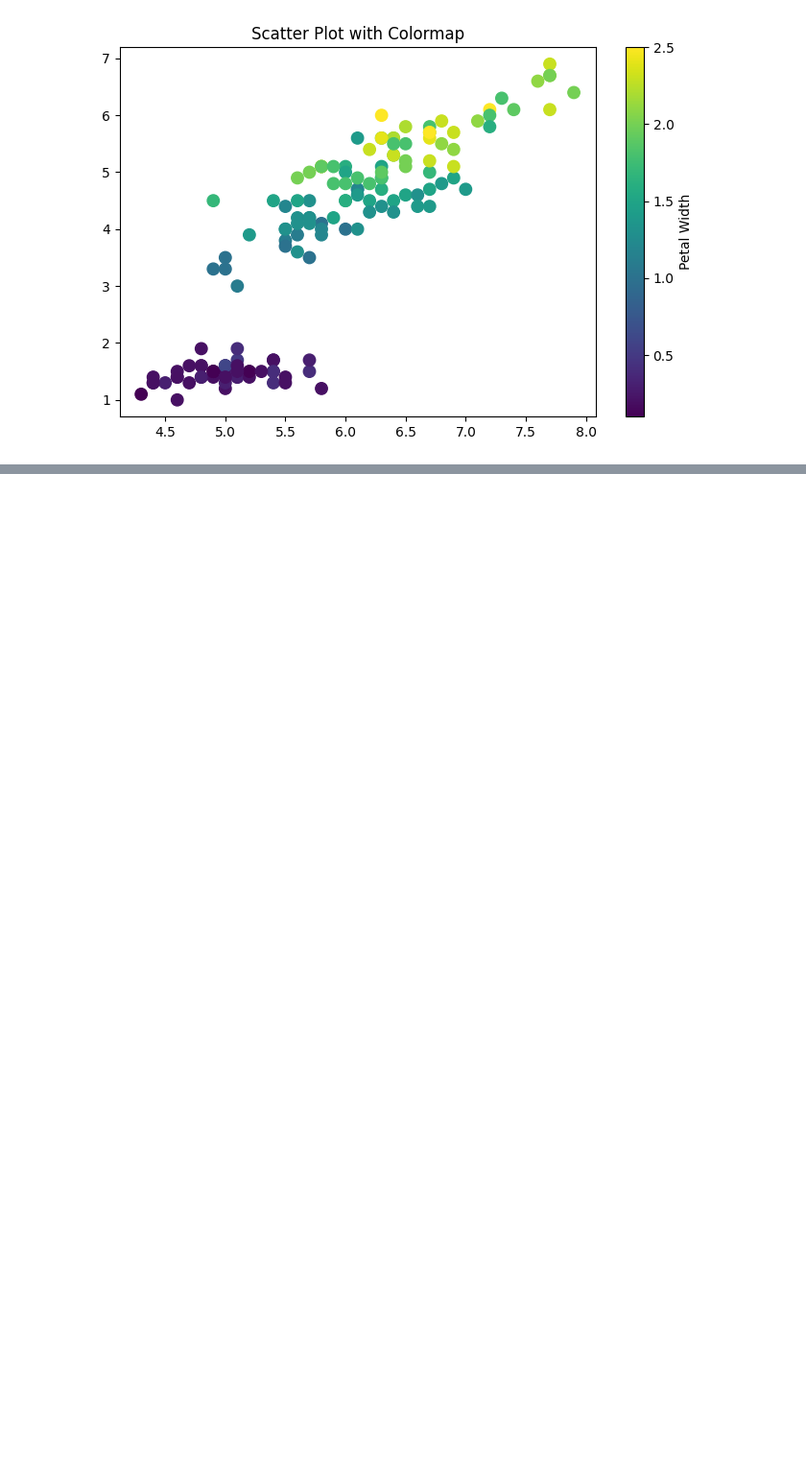
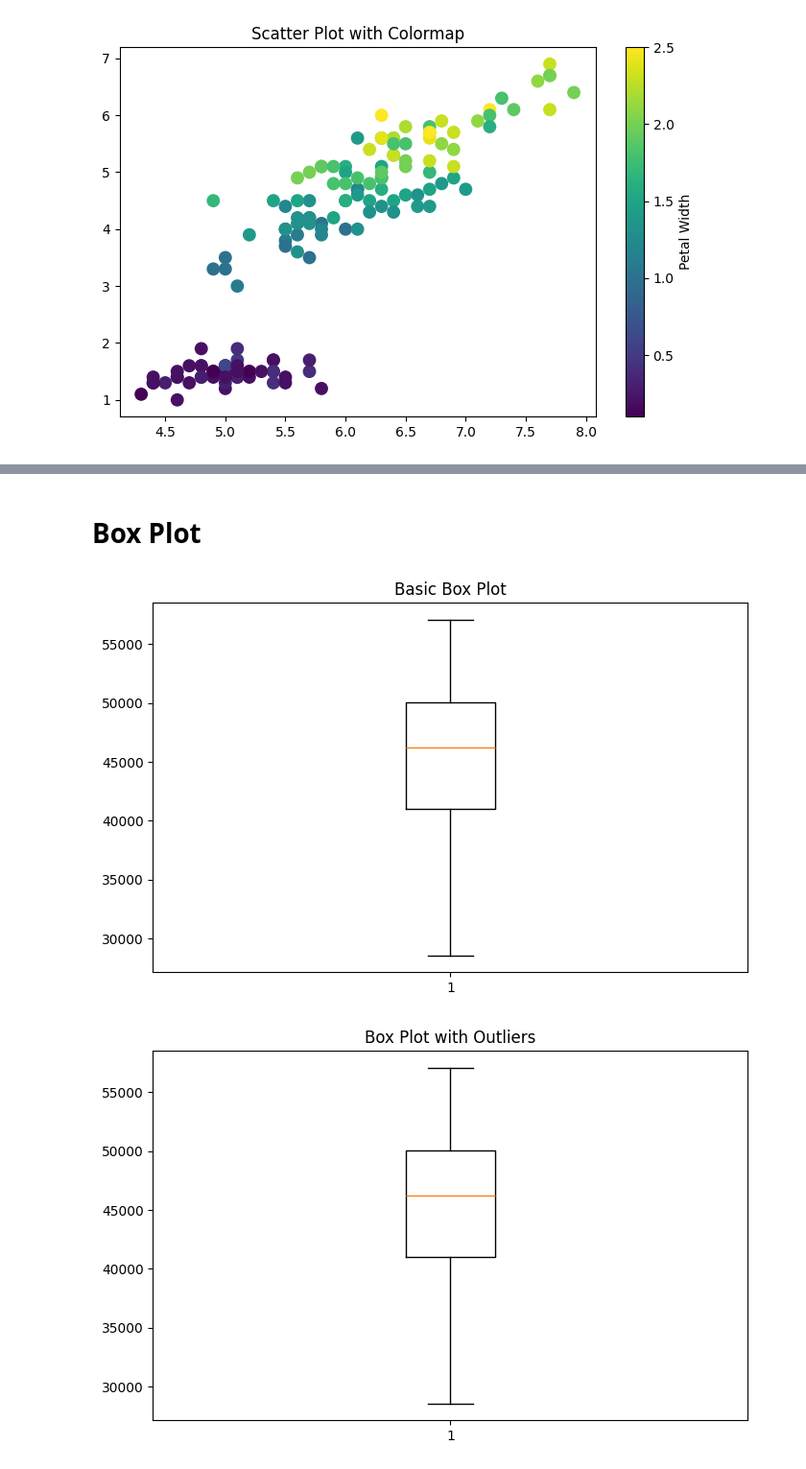
Before and after one commit to Aniketyadav29/Data-Science-Tutorial, a Jupyter notebook: matplotlib.ipynb, the cells around one changed output, grey strips where cells are left out. Shown at 96% size. Saved outputs shown, nothing was run; the diff lists cells and outputs as text; code cells hidden in the pictures; blank space fills up the shorter version.

```diff
--- a/matplotlib.ipynb
+++ b/matplotlib.ipynb
@@ -456,0 +597,71 @@ plt.show()
+# %% [markdown]
+# **Box Plot**
+# %%
+import pandas as pd
+import matplotlib.pyplot as plt
+
+# Load Dataset
+df = pd.read_csv("/content/employee_salary.csv")
+
+# =====================================================
+# 1. Basic boxplot() # boxplot() is a Matplotlib function used to create a box plot.
+# =====================================================
+
+plt.figure(figsize=(8,5))
+
+plt.boxplot(df["income"])
+
+plt.title("Basic Box Plot")
+
+plt.show()
+
+# =====================================================
+# 2. Outliers # An Outlier is a value that is much larger or much smaller than the other data values.
+# =====================================================
+
+plt.figure(figsize=(8,5))
+
+plt.boxplot(
+    df["income"],
+    showfliers=True
+)
+
+plt.title("Box Plot with Outliers")
+
+plt.show()
+
+# =====================================================
+# 3. notch #The notch adds a small indentation around the median.
+
+# It helps compare the medians of different datasets.
+# =====================================================
+
+plt.figure(figsize=(8,5))
+
+plt.boxplot(
+    df["income"],
+    notch=True
+)
+
+plt.title("Notched Box Plot")
+
+plt.show()
+
+# =====================================================
+# 4. patch_artist # patch_artist=True allows you to fill the box with color.
+# =====================================================
+
+plt.figure(figsize=(8,5))
+
+plt.boxplot(
+    df["income"],
+    patch_artist=True,
+    boxprops=dict(facecolor="skyblue")
+)
+
+plt.title("Colored Box Plot")
+
+plt.show()
+# %% [output]
+[figure, added]
+[figure, added]
```
Also changed, not shown: parts of 4 cells of this notebook.
